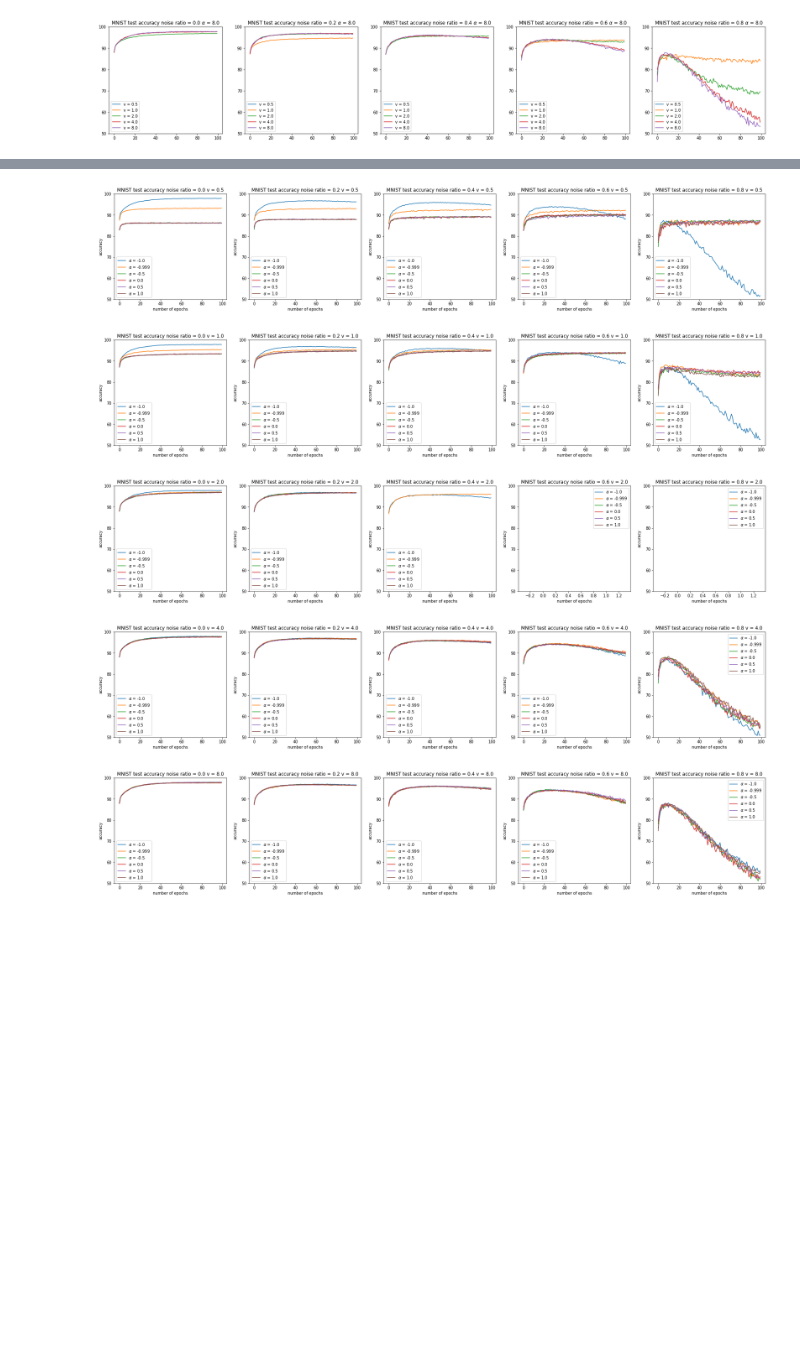
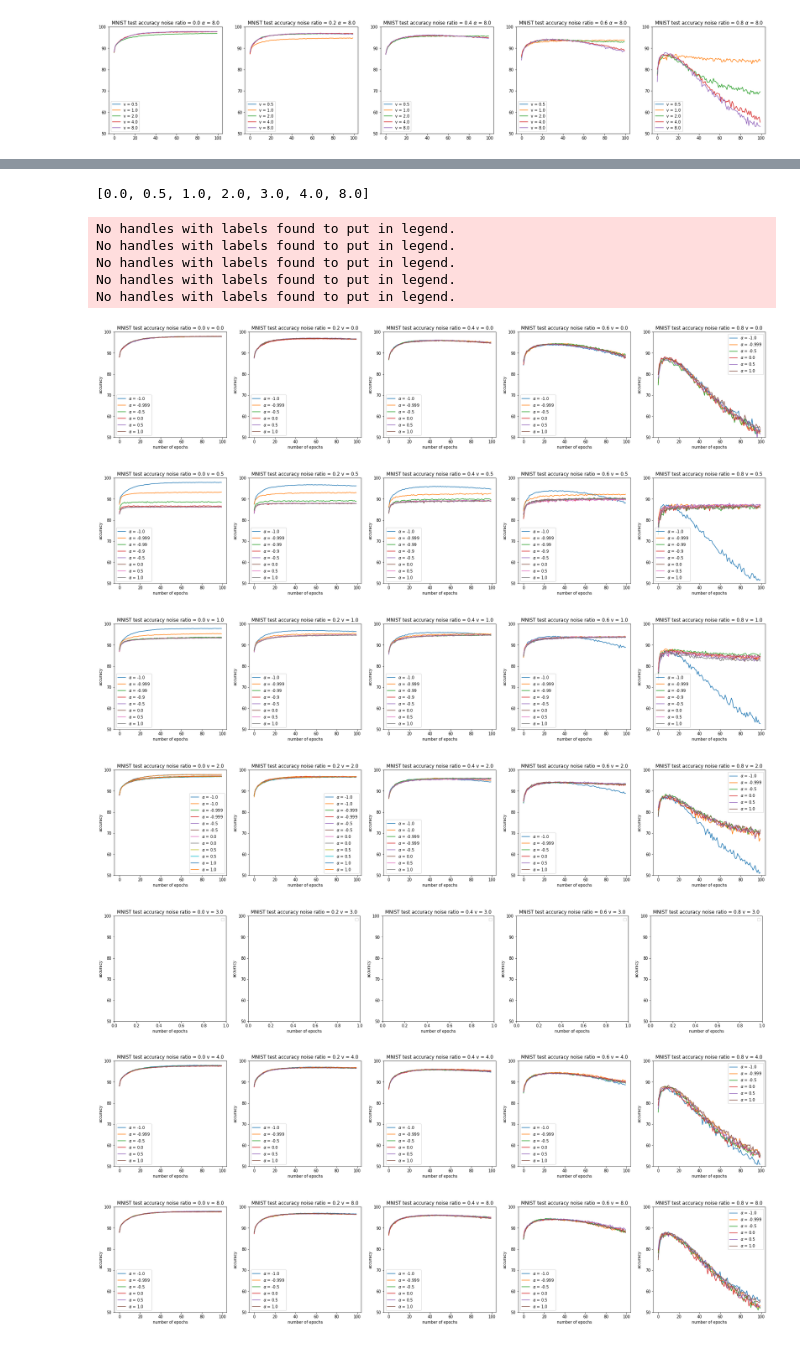
Before and after one commit to zihao-wang/volumization, a Jupyter notebook: visualization.ipynb, the cells around one changed output, grey strips where cells are left out. Saved outputs shown, nothing was run; the diff lists cells and outputs as text; code cells hidden in the pictures; blank space fills up the shorter version.

```diff
--- a/visualization.ipynb
+++ b/visualization.ipynb
@@ -18,10 +18,14 @@ def extract_log(dataset, model, task_id):
     file_names = os.listdir(target_dir)
     case_dict = defaultdict(dict)
     for fname in file_names:
-        fname_decomp = fname.split('-')
-        ftask_id = fname_decomp[0]
-        fmodel, ftype = fname_decomp[-1].split('.')
-        select_flag = (ftask_id == task_id) and (fmodel == model)
+        try:
+            fname_decomp = fname.split('-')
+            ftask_id = fname_decomp[0]
+            fmodel, ftype = fname_decomp[-1].split('.')
+            select_flag = (ftask_id == task_id) and (fmodel == model)
+        except:
+            print("file {} skiped".format(fname))
+            continue
         if not select_flag:
 #             print("file {} skiped".format(fname))
             continue
@@ -49,6 +53,8 @@ def plot_along_epoch(case_dict,
     for k in selected_case_keys:
         case = case_dict[k]
         cols = case['log'][col_of_interests]
+        if len(cols) < 20:
+            continue
         for c in col_of_interests:
             x = np.arange(len(cols[c]))
             ax.plot(x, cols[c], label="{} = {}".format(key_var_name, case['meta'][key_var]))
@@ -132,7 +138,7 @@ v_list = list(sdf_mnist['v'].unique())
 for v in v_list:
     fig, ax = plt.subplots(1, len(nr_list), figsize=(30, 5))
     for i, nr in enumerate(nr_list):
-        plot_along_epoch(case_dict_cifar10, col_of_interests=['test_acc'], key_var='alpha', key_var_name=r'$\alpha$', case_meta_filter=lambda x: (x['noise_ratio'] == nr and x['v'] == v), ax=ax[i])
+        plot_along_epoch(case_dict_mnist, col_of_interests=['test_acc'], key_var='alpha', key_var_name=r'$\alpha$', case_meta_filter=lambda x: (x['noise_ratio'] == nr and x['v'] == v), ax=ax[i])
         ax[i].set_title('MNIST test accuracy noise ratio = {} v = {}'.format(nr, v))
         ax[i].set_ylim([50, 100])
     fig.show()
@@ -216,26 +223,35 @@ sdf_mnist3
 # %%
 
 nr_list = list(sdf_mnist3['noise_ratio'].unique())
-v_list = list(sdf_mnist3['v'].unique())
+v_list = sorted(list(sdf_mnist3['v'].unique()))
+print(v_list)
 for v in v_list:
     fig, ax = plt.subplots(1, len(nr_list), figsize=(30, 5))
     for i, nr in enumerate(nr_list):
         plot_along_epoch(case_dict_mnist3,
                          col_of_interests=['test_acc'],
                          key_var='alpha',
                          key_var_name=r'$\alpha$',
                          key_var_filter=lambda x: x>=-1 and x<=8,
                          case_meta_filter=lambda x: (x['noise_ratio'] == nr and x['v'] == v), ax=ax[i])
         ax[i].set_title('MNIST test accuracy noise ratio = {} v = {}'.format(nr, v))
         ax[i].set_ylim([50, 100])
         ax[i].set_xlabel('number of epochs')
         ax[i].set_ylabel('accuracy')
     fig.show()
 # %% [output]
+[0.0, 0.5, 1.0, 2.0, 3.0, 4.0, 8.0]
+No handles with labels found to put in legend.
+No handles with labels found to put in legend.
+No handles with labels found to put in legend.
+No handles with labels found to put in legend.
+No handles with labels found to put in legend.
-[figure, old version]
+[figure, new version]
-[figure, old version]
+[figure, new version]
-[figure, old version]
+[figure, new version]
-[figure, old version]
+[figure, new version]
-[figure, old version]
+[figure, new version]
+[figure, added]
+[figure, added]
 # %%
 nr_list = list(sdf_mnist3['noise_ratio'].unique())
```
Also changed, not shown: parts of 3 cells of this notebook, 4 other files.
